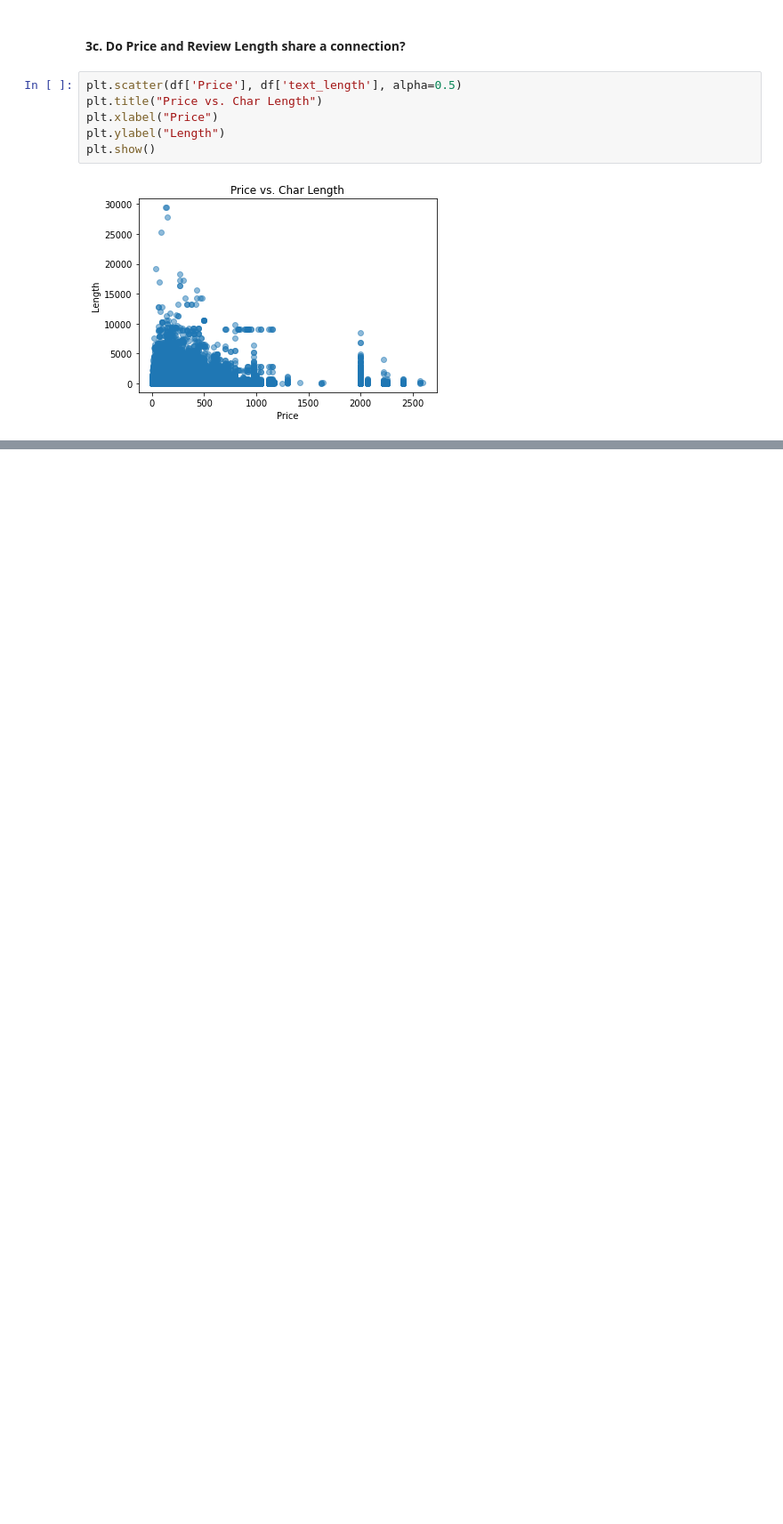
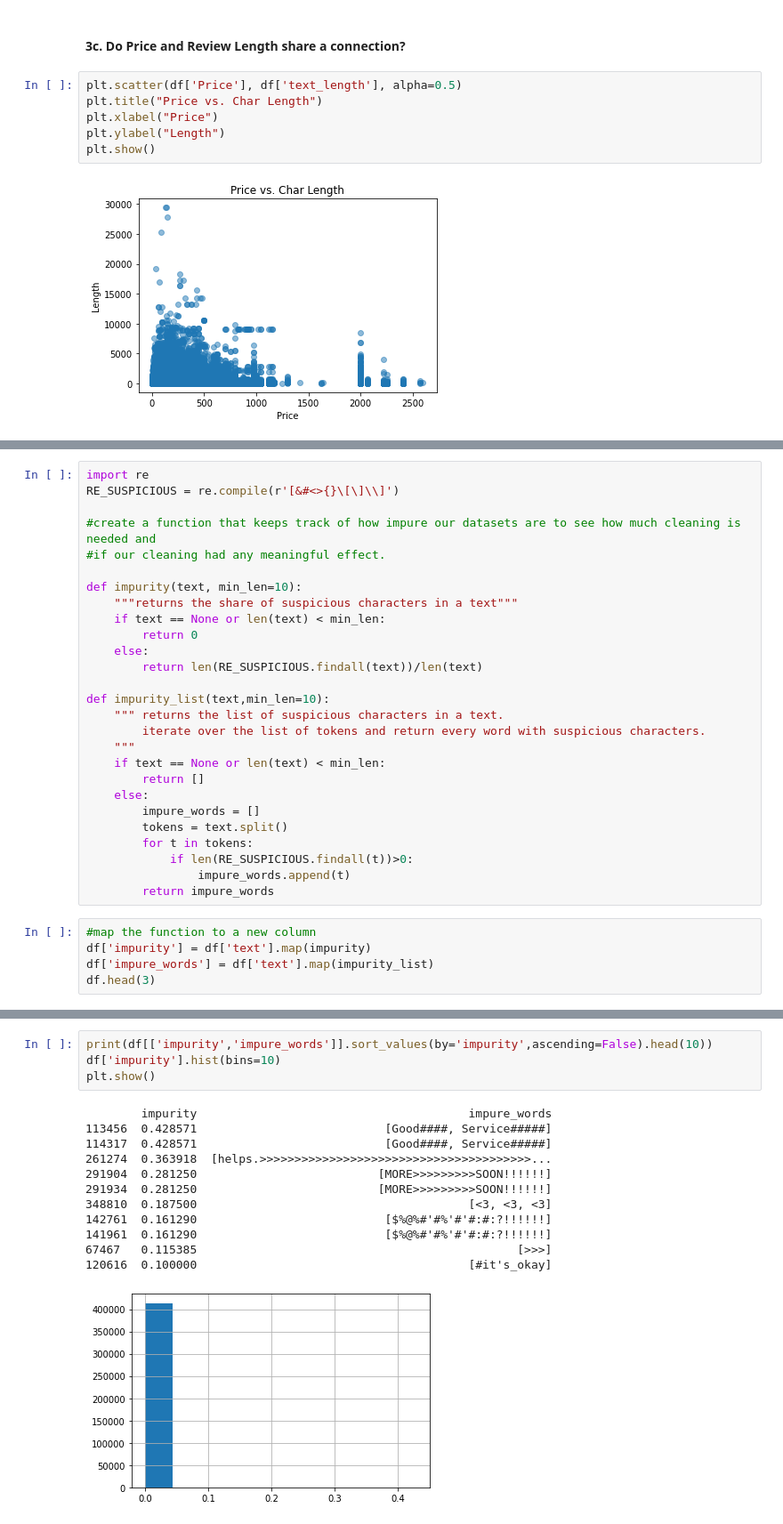
Before and after one commit to kayfilipp/text_mining_amazon_unlocked, a Jupyter notebook: Review_classification.ipynb, the cells around one changed output, grey strips where cells are left out. Shown: that part at 89% size. Drawn from its saved outputs; the diff is of its cells as text; blank space fills up the shorter version.

```diff
--- a/Review_classification.ipynb
+++ b/Review_classification.ipynb
@@ -116,0 +122,32 @@ plt.show()
+# %%
+import re
+RE_SUSPICIOUS = re.compile(r'[&#<>{}\[\]\\]')
+
+#create a function that keeps track of how impure our datasets are to see how much cleaning is needed and
+#if our cleaning had any meaningful effect.
+
+def impurity(text, min_len=10):
+    """returns the share of suspicious characters in a text"""
+    if text == None or len(text) < min_len:
+        return 0
+    else:
+        return len(RE_SUSPICIOUS.findall(text))/len(text)
+
+def impurity_list(text,min_len=10):
+    """ returns the list of suspicious characters in a text.
+        iterate over the list of tokens and return every word with suspicious characters.
+    """
+    if text == None or len(text) < min_len:
+        return []
+    else:
+        impure_words = []
+        tokens = text.split()
+        for t in tokens:
+            if len(RE_SUSPICIOUS.findall(t))>0:
+                impure_words.append(t)
+        return impure_words
+# %%
+#map the function to a new column
+df['impurity'] = df['text'].map(impurity)
+df['impure_words'] = df['text'].map(impurity_list)
+df.head(3)
@@ -116,0 +162,17 @@ plt.show()
+# %%
+print(df[['impurity','impure_words']].sort_values(by='impurity',ascending=False).head(10))
+df['impurity'].hist(bins=10)
+plt.show()
+# %% [output]
+        impurity                                       impure_words
+113456  0.428571                           [Good####, Service#####]
+114317  0.428571                           [Good####, Service#####]
+261274  0.363918  [helps.>>>>>>>>>>>>>>>>>>>>>>>>>>>>>>>>>>>>>>>...
+291904  0.281250                          [MORE>>>>>>>>>SOON!!!!!!]
+291934  0.281250                          [MORE>>>>>>>>>SOON!!!!!!]
+348810  0.187500                                       [<3, <3, <3]
+142761  0.161290                           [$%@%#'#%'#'#:#:?!!!!!!]
+141961  0.161290                           [$%@%#'#%'#'#:#:?!!!!!!]
+67467   0.115385                                              [>>>]
+120616  0.100000                                       [#it's_okay]
+[figure, added]
```
Also changed, not shown: parts of 5 cells of this notebook.
